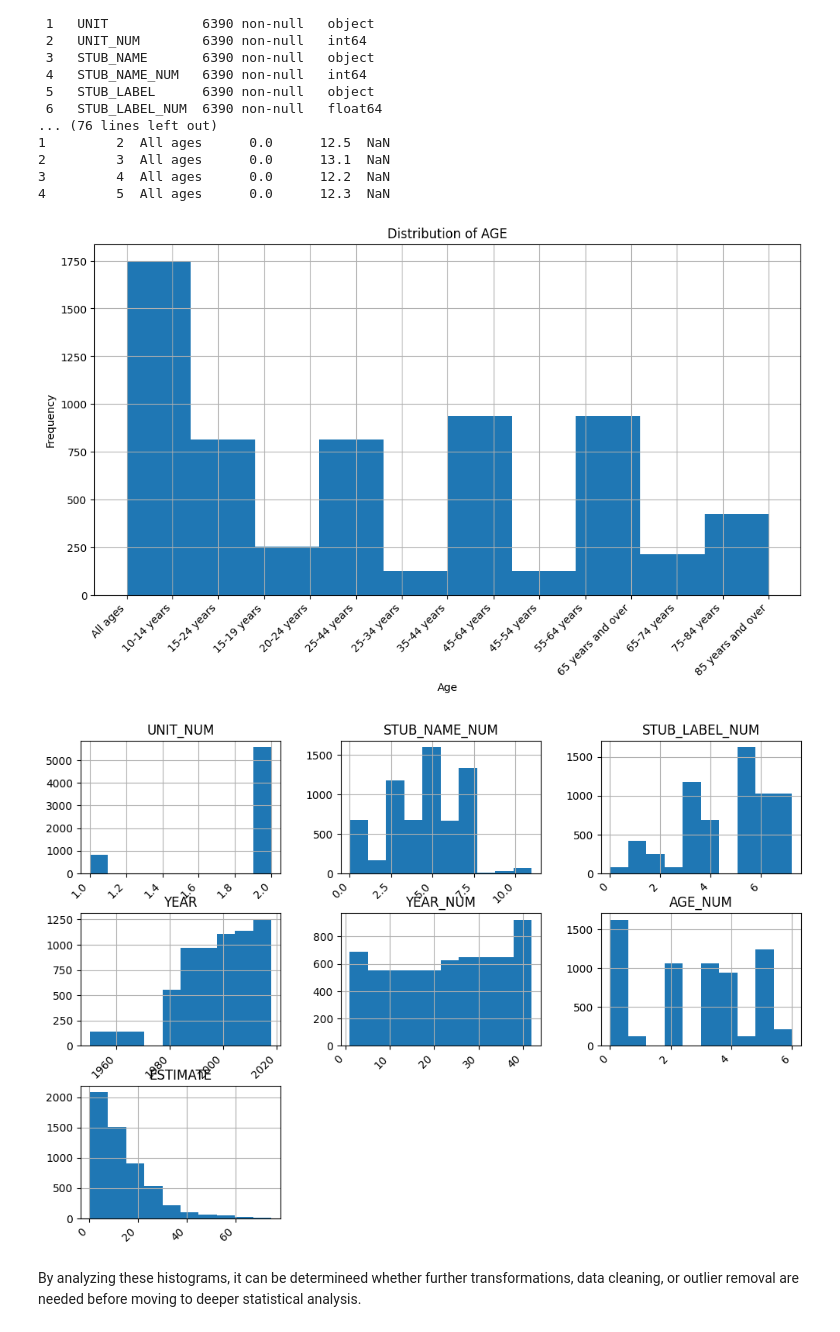
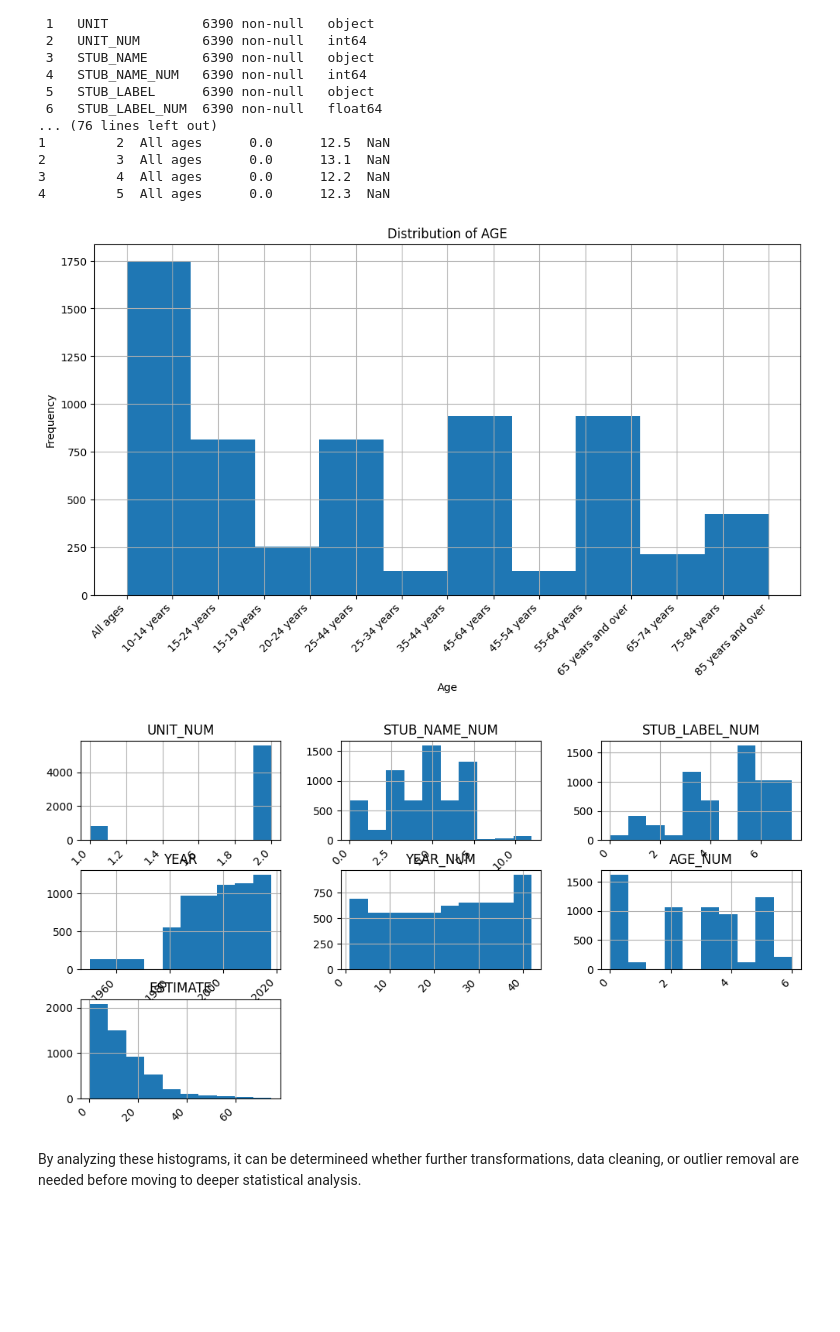
Before and after one commit to ssowers2/datafun-06-eda, a Jupyter notebook: sowers_eda.ipynb, the cells around one changed output. Saved outputs shown, nothing was run; the diff lists cells and outputs as text; code cells hidden in the pictures; blank space fills up the shorter version.

```diff
--- a/sowers_eda.ipynb
+++ b/sowers_eda.ipynb
@@ -48,29 +48,29 @@ Data columns (total 13 columns):
 # %%
 import matplotlib.pyplot as plt
 
 plt.figure(figsize=(12, 6))
 
 # Inspect histogram by numerical column
 df['AGE'].hist()
 plt.title('Distribution of AGE')
 plt.xlabel('Age')
 plt.ylabel('Frequency')
 plt.xticks(rotation=45, ha='right')  # Rotate labels for better readability
 plt.show()
 
 # Inspect histograms for all numerical columns
-df.hist(figsize=(12, 8))
+df.hist(figsize=(12, 6))
 
 # Rotate labels for all histograms
 for ax in plt.gcf().axes:  # Loop through all subplots
     plt.sca(ax)
     plt.xticks(rotation=45, ha='right')
 
 # Show the plots
 plt.show()
 # %% [output]
 [figure]
-[figure, old version]
+[figure, new version]
 # %% [markdown]
 By analyzing these histograms, it can be determineed whether further transformations, data cleaning, or outlier removal are needed before moving to deeper statistical analysis.
 # %%
```
Also changed, not shown: 1 other file.
